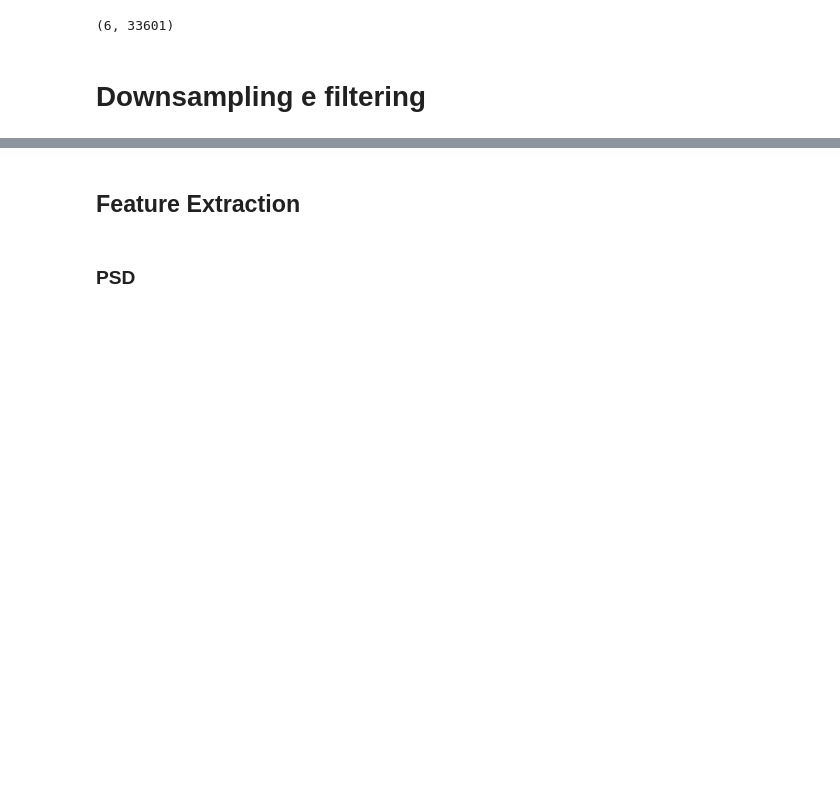
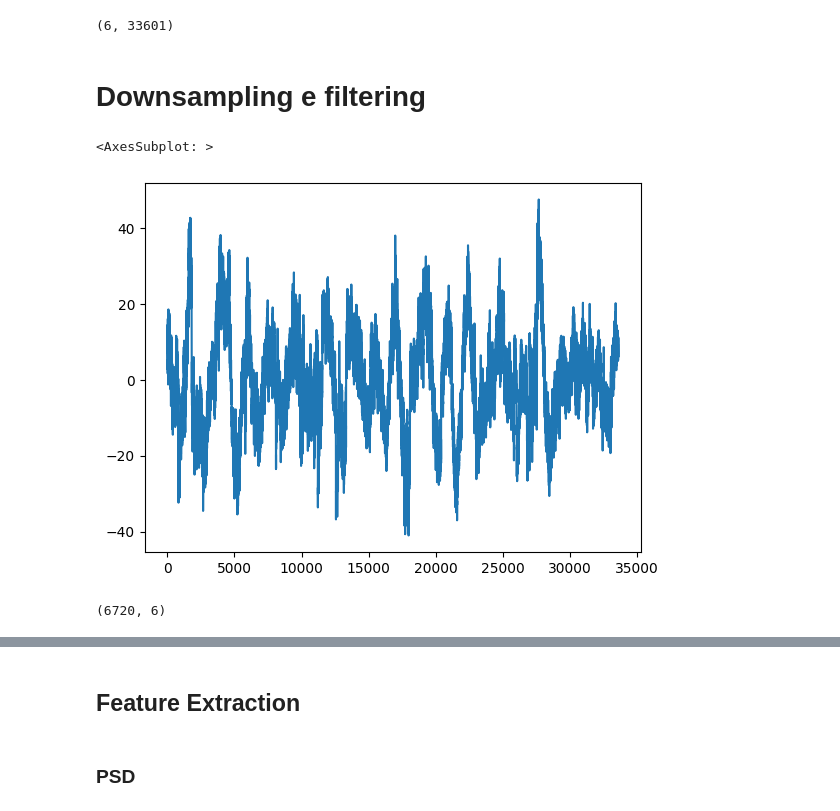
Before and after one commit to Sant0S22/eeg_emotion_recognition, a Jupyter notebook: FVAB_DATASET.ipynb, the cells around one changed output, grey strips where cells are left out. Cells and saved outputs as stored; diff of their text form; code cells hidden in the pictures; blank space fills up the shorter version.

```diff
--- a/FVAB_DATASET.ipynb
+++ b/FVAB_DATASET.ipynb
@@ -115 +117,6 @@ def band_pass_filter(data):
     return data
+# %%
+df_6_channels.iloc[3].plot()
+# %% [output]
+<AxesSubplot: >
+[figure, added]
@@ -115,0 +125,4 @@ def band_pass_filter(data):
+# %%
+print(processed_data_down.shape)
+# %% [output]
+(6720, 6)
```
Also changed, not shown: parts of 23 cells of this notebook.
